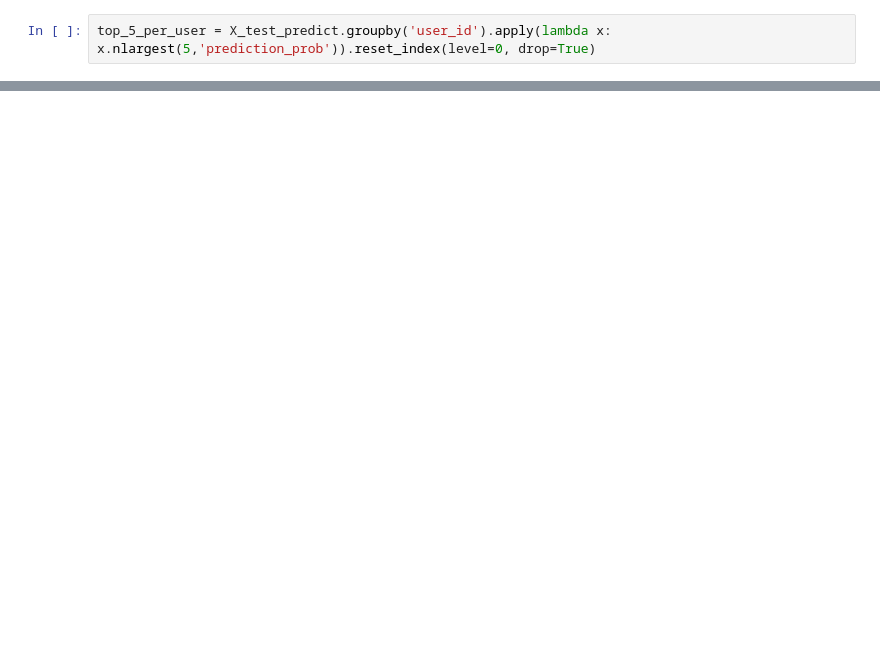
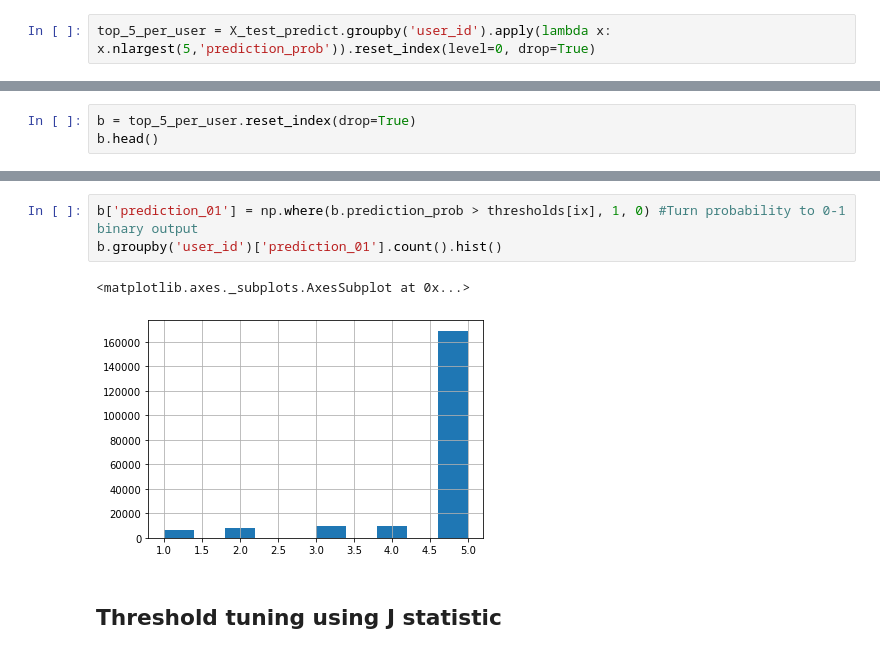
Before and after one commit to islamnusrat/Capstone-3-Instacart_market_basket_analysis, a Jupyter notebook: instacart-basket-feature_eng_and_model-checkpoint.ipynb, the cells around one changed output, grey strips where cells are left out. Cells and saved outputs as stored; diff of their text form; blank space fills up the shorter version.

```diff
--- a/instacart-basket-feature_eng_and_model-checkpoint.ipynb
+++ b/instacart-basket-feature_eng_and_model-checkpoint.ipynb
@@ -834,0 +800,3 @@ top_5_per_user.head()
+# %%
+b = top_5_per_user.reset_index(drop=True)
+b.head()
@@ -834,0 +810,8 @@ top_5_per_user.head()
+# %%
+b['prediction_01'] = np.where(b.prediction_prob > thresholds[ix], 1, 0) #Turn probability to 0-1 binary output
+b.groupby('user_id')['prediction_01'].count().hist()
+# %% [output]
+<matplotlib.axes._subplots.AxesSubplot at 0x...>
+[figure, added]
+# %% [markdown]
+## Threshold tuning using J statistic
```
Also changed, not shown: parts of 30 cells of this notebook.
